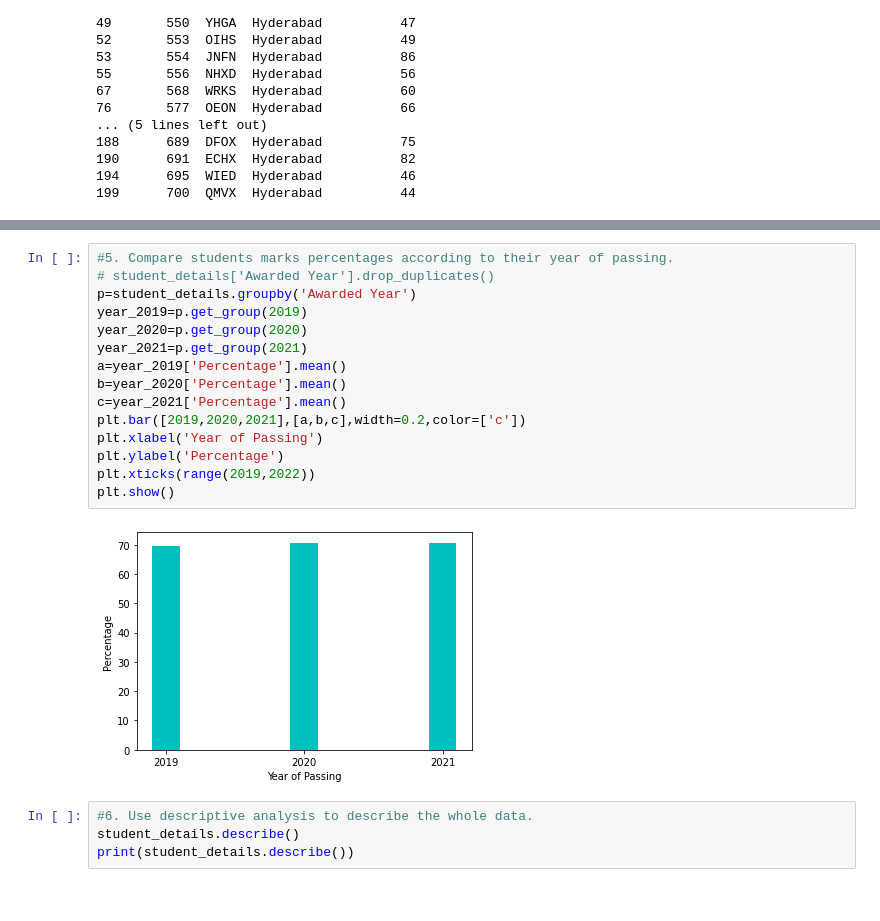
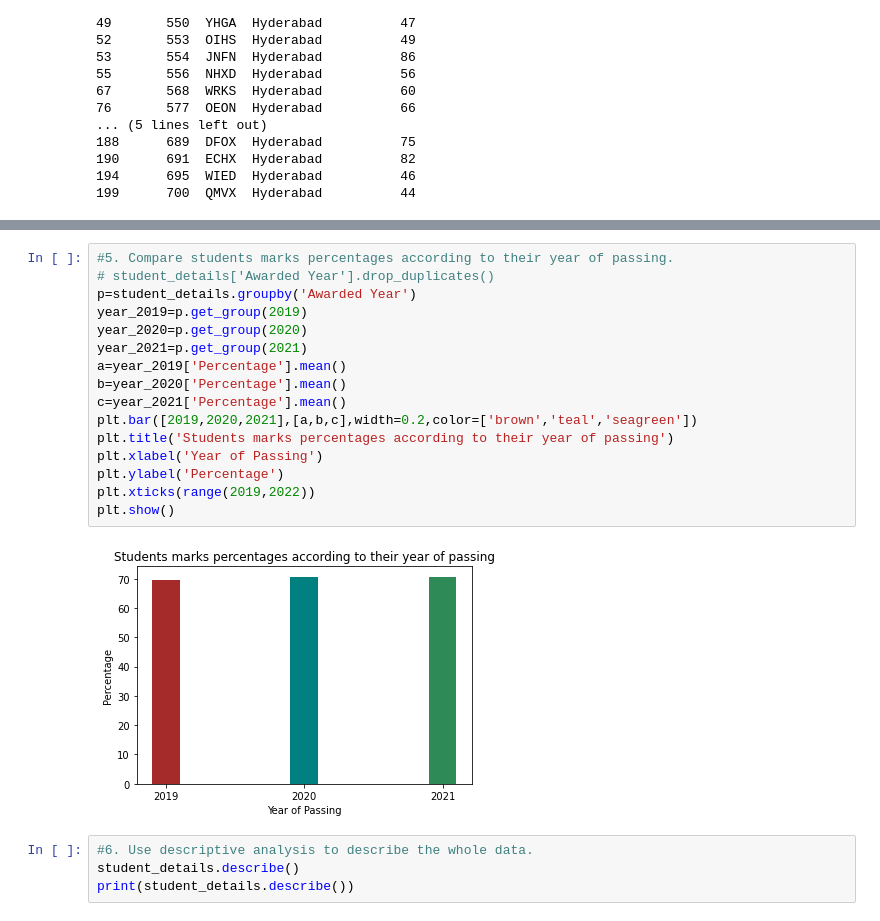
Before and after one commit to Jelsingeprajwal/data-visualisation-assignment, a Jupyter notebook: DV_assignment.ipynb, the cells around one changed output, grey strips where cells are left out. Drawn from its saved outputs; the diff is of its cells as text.

```diff
--- a/DV_assignment.ipynb
+++ b/DV_assignment.ipynb
@@ -154,20 +149,21 @@ Average percentage of marks of the students who are having less than 5 backlogs:
 # %%
 #5. Compare students marks percentages according to their year of passing.
 # student_details['Awarded Year'].drop_duplicates()
 p=student_details.groupby('Awarded Year')
 year_2019=p.get_group(2019)
 year_2020=p.get_group(2020)
 year_2021=p.get_group(2021)
 a=year_2019['Percentage'].mean()
 b=year_2020['Percentage'].mean()
 c=year_2021['Percentage'].mean()
-plt.bar([2019,2020,2021],[a,b,c],width=0.2,color=['c'])
+plt.bar([2019,2020,2021],[a,b,c],width=0.2,color=['brown','teal','seagreen'])
+plt.title('Students marks percentages according to their year of passing')
 plt.xlabel('Year of Passing')
 plt.ylabel('Percentage')
 plt.xticks(range(2019,2022))
 plt.show()
 # %% [output]
-[figure, old version]
+[figure, new version]
 # %%
 #6. Use descriptive analysis to describe the whole data.
 student_details.describe()
```
Also changed, not shown: parts of 5 cells of this notebook, 1 other file.
